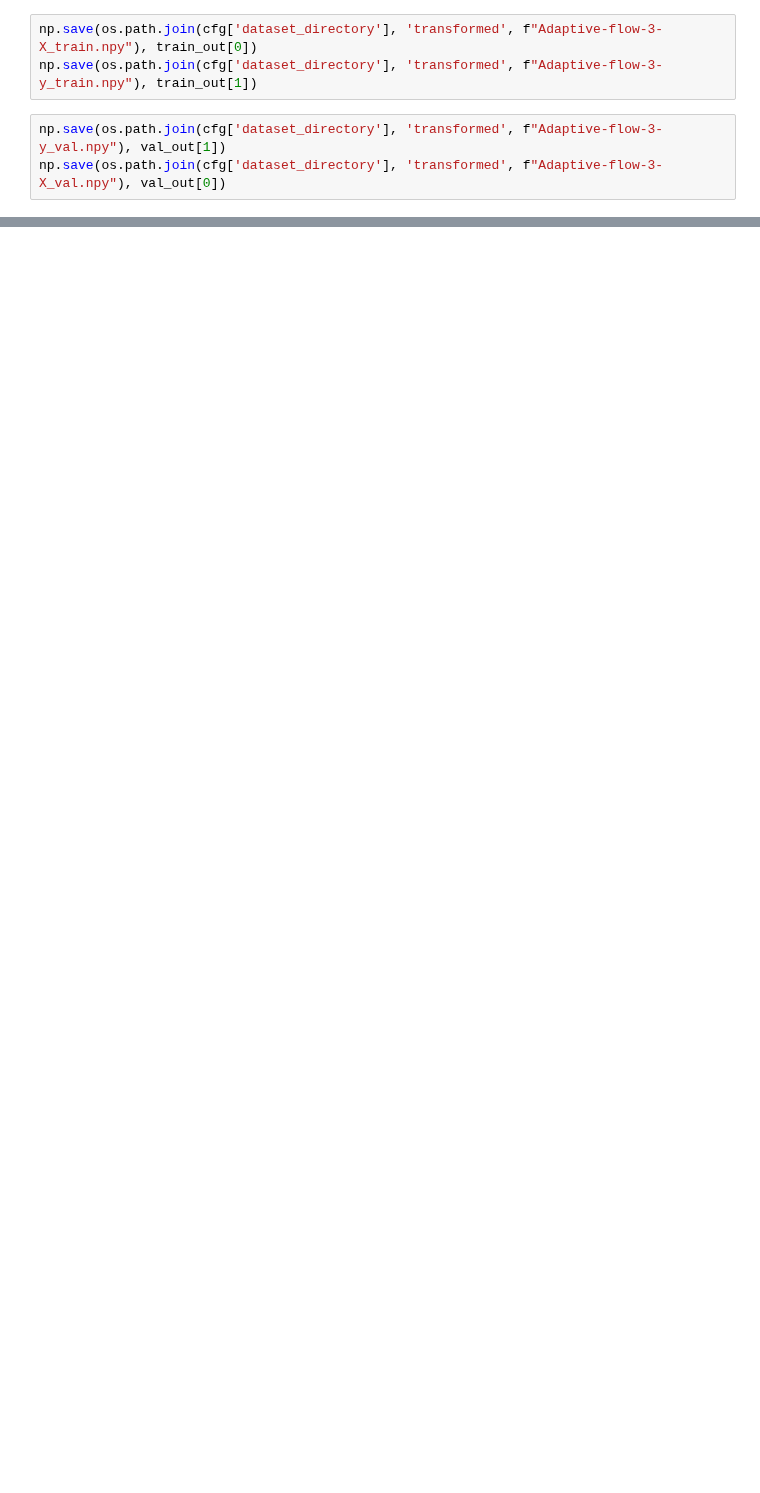
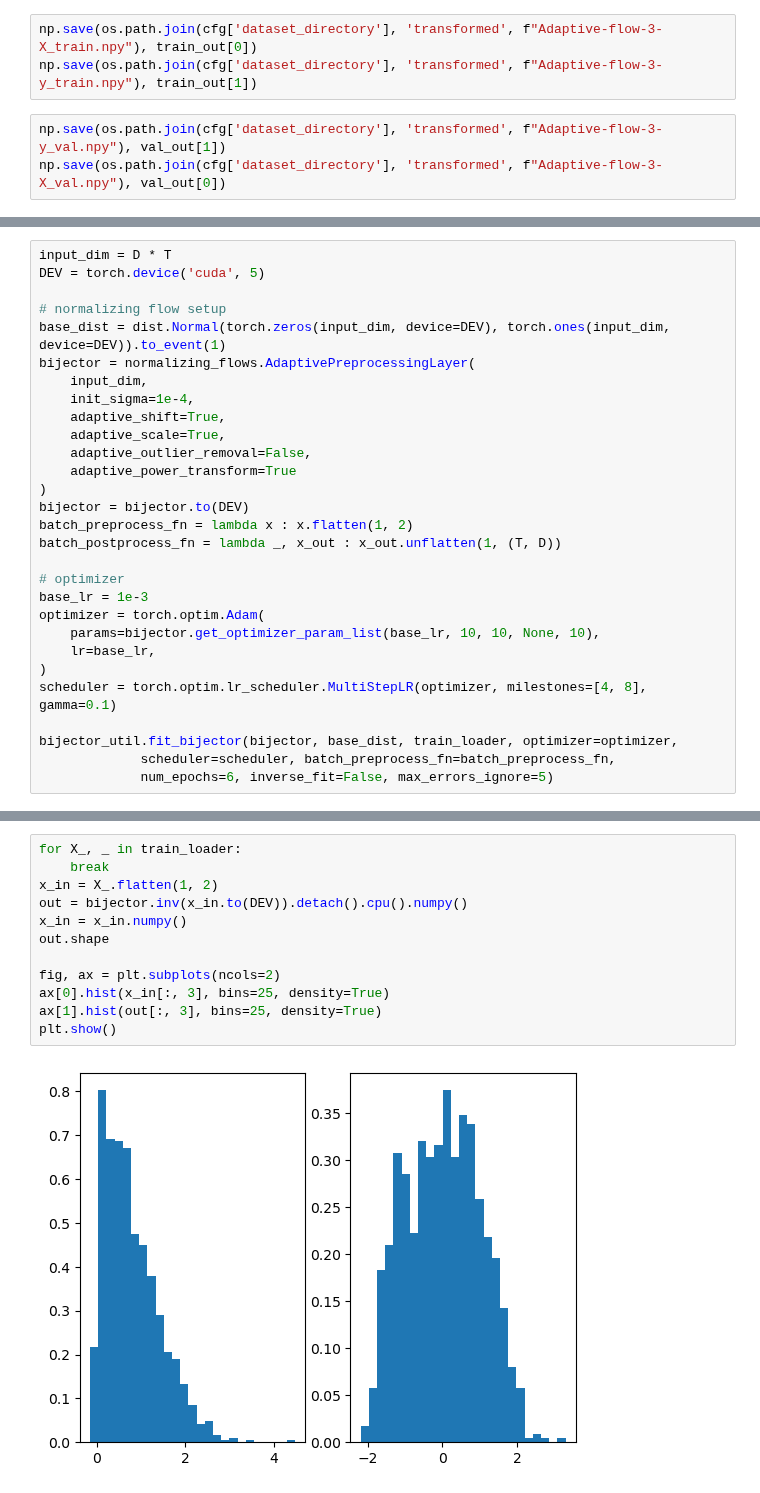
Before and after one commit to marcusGH/edain_paper, a Jupyter notebook: notebooks/normalizing_flows.ipynb, the cells around one changed output, grey strips where cells are left out. Cells and saved outputs as stored; diff of their text form; blank space fills up the shorter version.

```diff
--- a/notebooks/normalizing_flows.ipynb
+++ b/notebooks/normalizing_flows.ipynb
@@ -977,0 +622,29 @@ np.max(hist['val_amex_metric']), np.min(hist['val_loss'])
+# %%
+input_dim = D * T
+DEV = torch.device('cuda', 5)
+
+# normalizing flow setup
+base_dist = dist.Normal(torch.zeros(input_dim, device=DEV), torch.ones(input_dim, device=DEV)).to_event(1)
+bijector = normalizing_flows.AdaptivePreprocessingLayer(
+    input_dim,
+    init_sigma=1e-4,
+    adaptive_shift=True,
+    adaptive_scale=True,
+    adaptive_outlier_removal=False,
+    adaptive_power_transform=True
+)
+bijector = bijector.to(DEV)
+batch_preprocess_fn = lambda x : x.flatten(1, 2)
+batch_postprocess_fn = lambda _, x_out : x_out.unflatten(1, (T, D))
+
+# optimizer
+base_lr = 1e-3
+optimizer = torch.optim.Adam(
+    params=bijector.get_optimizer_param_list(base_lr, 10, 10, None, 10),
+    lr=base_lr,
+)
+scheduler = torch.optim.lr_scheduler.MultiStepLR(optimizer, milestones=[4, 8], gamma=0.1)
+
+bijector_util.fit_bijector(bijector, base_dist, train_loader, optimizer=optimizer,
+             scheduler=scheduler, batch_preprocess_fn=batch_preprocess_fn,
+             num_epochs=6, inverse_fit=False, max_errors_ignore=5)
@@ -977,0 +660,14 @@ np.max(hist['val_amex_metric']), np.min(hist['val_loss'])
+# %%
+for X_, _ in train_loader:
+    break
+x_in = X_.flatten(1, 2)
+out = bijector.inv(x_in.to(DEV)).detach().cpu().numpy()
+x_in = x_in.numpy()
+out.shape
+
+fig, ax = plt.subplots(ncols=2)
+ax[0].hist(x_in[:, 3], bins=25, density=True)
+ax[1].hist(out[:, 3], bins=25, density=True)
+plt.show()
+# %% [output]
+[figure, added]
```
Also changed, not shown: parts of 42 cells of this notebook, 2 other files.
